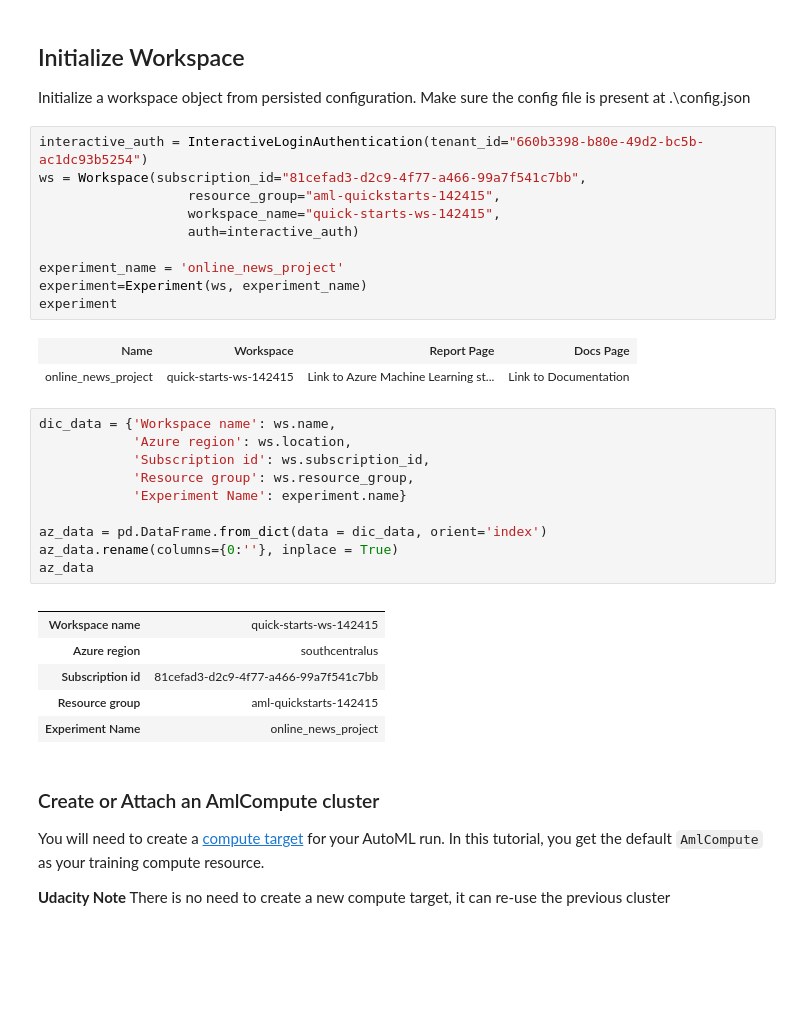
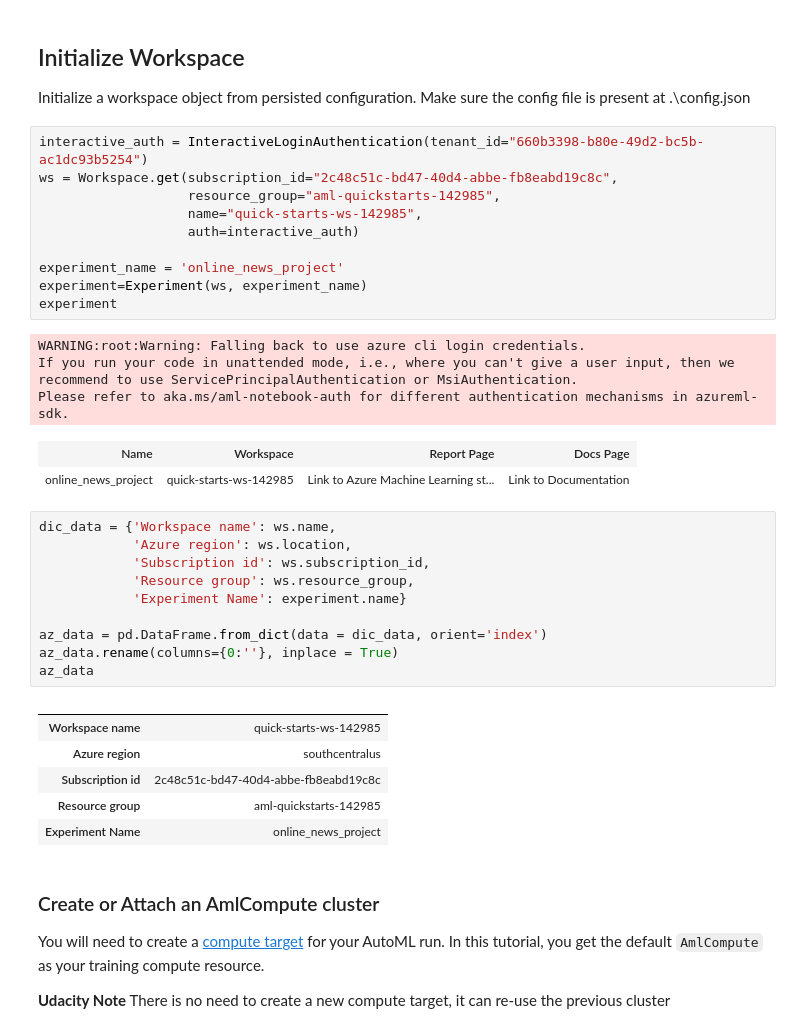
Before and after one commit to franckess/AzureML_Capstone, a Jupyter notebook: 02_aml-pipelines.ipynb, the cells around one changed output. Drawn from its saved outputs; the diff is of its cells as text; blank space fills up the shorter version.

```diff
--- a/02_aml-pipelines.ipynb
+++ b/02_aml-pipelines.ipynb
@@ -79,17 +79,20 @@ SDK version: 1.23.0
 Initialize a workspace object from persisted configuration. Make sure the config file is present at .\config.json
 # %%
 interactive_auth = InteractiveLoginAuthentication(tenant_id="660b3398-b80e-49d2-bc5b-ac1dc93b5254")
-ws = Workspace(subscription_id="81cefad3-d2c9-4f77-a466-99a7f541c7bb",
-                   resource_group="aml-quickstarts-142415",
-                   workspace_name="quick-starts-ws-142415",
+ws = Workspace.get(subscription_id="2c48c51c-bd47-40d4-abbe-fb8eabd19c8c",
+                   resource_group="aml-quickstarts-142985",
+                   name="quick-starts-ws-142985",
                    auth=interactive_auth)
 
 experiment_name = 'online_news_project'
 experiment=Experiment(ws, experiment_name)
 experiment
 # %% [output]
+WARNING:root:Warning: Falling back to use azure cli login credentials.
+If you run your code in unattended mode, i.e., where you can't give a user input, then we recommend to use ServicePrincipalAuthentication or MsiAuthentication.
+Please refer to aka.ms/aml-notebook-auth for different authentication mechanisms in azureml-sdk.
 | Name | Workspace | Report Page | Docs Page |
-| online_news_project | quick-starts-ws-142415 | Link to Azure Machine Learning st... | Link to Documentation |
+| online_news_project | quick-starts-ws-142985 | Link to Azure Machine Learning st... | Link to Documentation |
 # %%
 dic_data = {'Workspace name': ws.name,
             'Azure region': ws.location,
@@ -102,10 +105,10 @@ az_data.rename(columns={0:''}, inplace = True)
 az_data
 # %% [output]
 |  |  |
-| Workspace name | quick-starts-ws-142415 |
+| Workspace name | quick-starts-ws-142985 |
 | Azure region | southcentralus |
-| Subscription id | 81cefad3-d2c9-4f77-a466-99a7f541c7bb |
-| Resource group | aml-quickstarts-142415 |
+| Subscription id | 2c48c51c-bd47-40d4-abbe-fb8eabd19c8c |
+| Resource group | aml-quickstarts-142985 |
 | Experiment Name | online_news_project |
 # %% [markdown]
 ### Create or Attach an AmlCompute cluster
```
Also changed, not shown: parts of 19 cells of this notebook, 8 other files.
